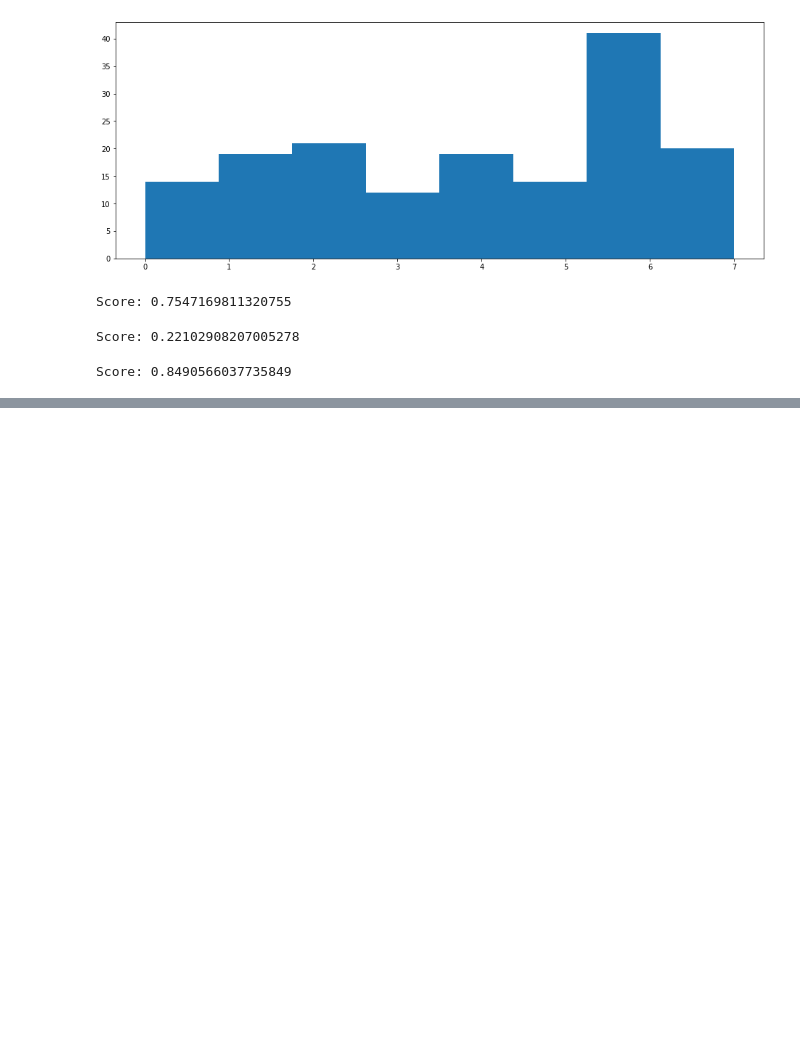
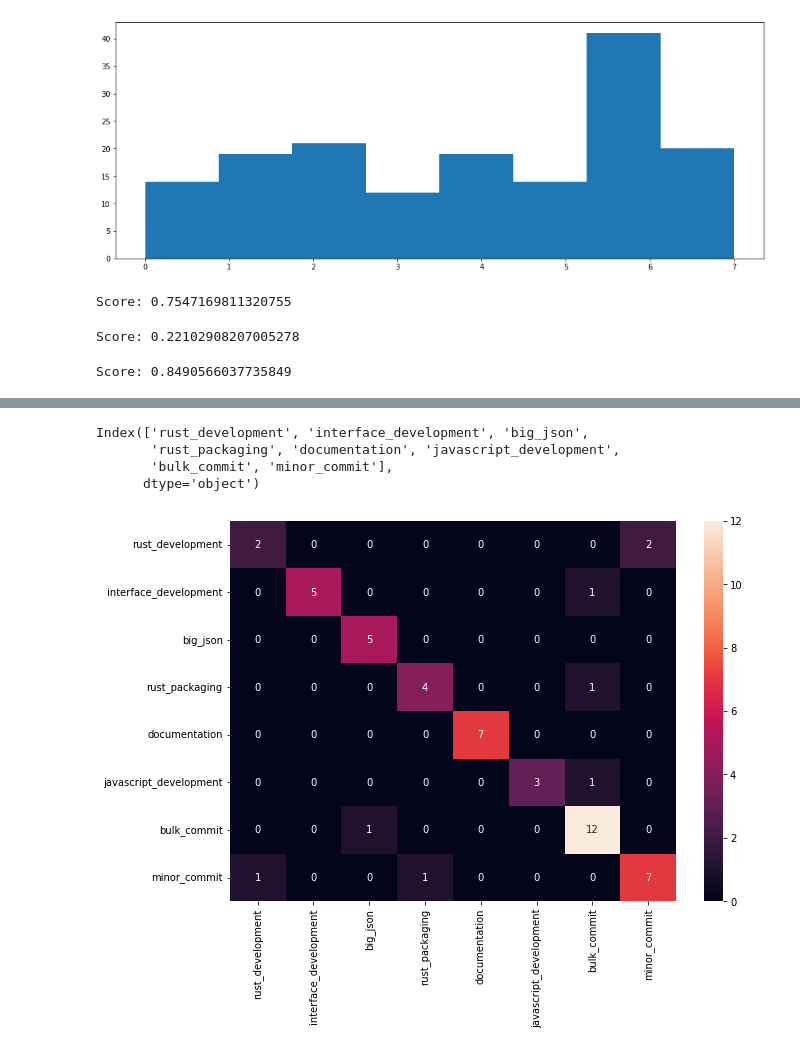
Before and after one commit to Deadman-DAO/Web3HackerNetwork, a Jupyter notebook: sandbox/notebooks/bob/commit_classification_4.ipynb, the cells around one changed output, grey strips where cells are left out. Saved outputs shown, nothing was run; the diff lists cells and outputs as text; code cells hidden in the pictures; blank space fills up the shorter version.

Commit message:
confusion matrix done, now I just need to clean up the notebook

```diff
--- a/sandbox/notebooks/bob/commit_classification_4.ipynb
+++ b/sandbox/notebooks/bob/commit_classification_4.ipynb
@@ -219,3 +219,8 @@ score = clf.score(X_test, y_test)
 print('Score: ' + str(score))
 # %% [output]
 Score: 0.8490566037735849
+# %%
+from sklearn.metrics import confusion_matrix
+y_pred = clf.predict(X_test)
+conf = confusion_matrix(y_test, y_pred)
+conf
@@ -221,0 +236,18 @@ Score: 0.8490566037735849
+# %%
+class_columns
+# %% [output]
+Index(['rust_development', 'interface_development', 'big_json',
+       'rust_packaging', 'documentation', 'javascript_development',
+       'bulk_commit', 'minor_commit'],
+      dtype='object')
+# %%
+import seaborn as sn
+import pandas as pd
+import matplotlib.pyplot as plt
+df_cm = pd.DataFrame(conf, index = class_columns,
+                  columns = class_columns)
+plt.figure(figsize = (10,7))
+sn.heatmap(df_cm, annot=True)
+plt.show()
+# %% [output]
+[figure, added]
```
Also changed, not shown: parts of 1 cell of this notebook.
